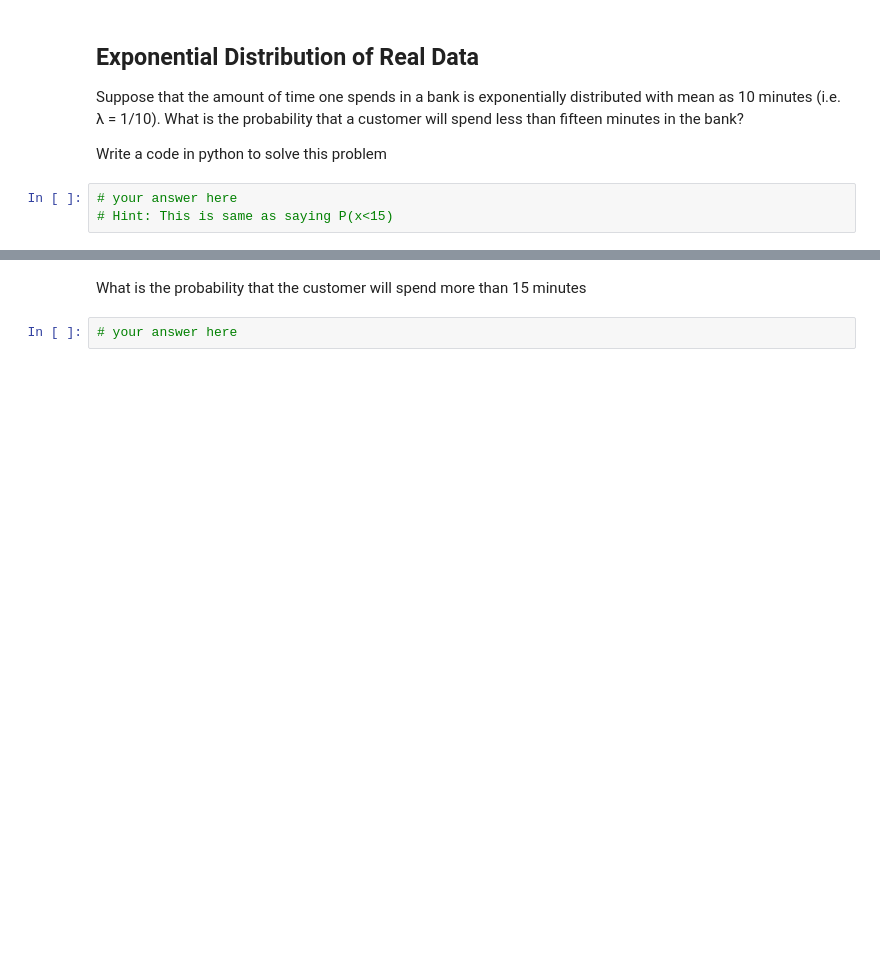
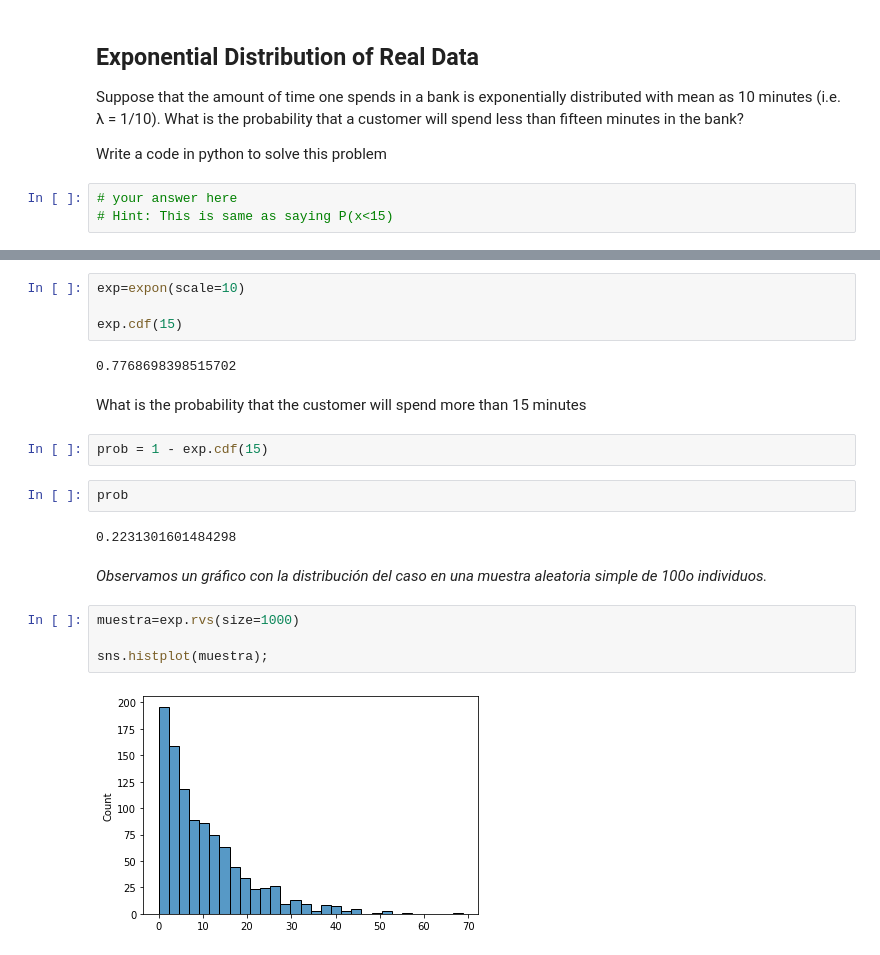
Before and after one commit to Ironhack-Data-Madrid-Enero-2022/lab-continuous-probability-distributions, a Jupyter notebook: your-code/main.ipynb, the cells around one changed output, grey strips where cells are left out. Drawn from its saved outputs; the diff is of its cells as text; blank space fills up the shorter version.

```diff
--- a/your-code/main.ipynb
+++ b/your-code/main.ipynb
@@ -224,4 +224,22 @@ Write a code in python to solve this problem
+# %%
+exp=expon(scale=10)
+
+exp.cdf(15)
+# %% [output]
+0.7768698398515702
 # %% [markdown]
 What is the probability that the customer will spend more than 15 minutes
-# %%
-# your answer here
+# %%
+prob = 1 - exp.cdf(15)
+# %%
+prob
+# %% [output]
+0.2231301601484298
+# %% [markdown]
+*Observamos un gráfico con la distribución del caso en una muestra aleatoria simple de 100o individuos.*
+# %%
+muestra=exp.rvs(size=1000)
+
+sns.histplot(muestra);
+# %% [output]
+[figure, added]
```
Also changed, not shown: parts of 3 cells of this notebook.
